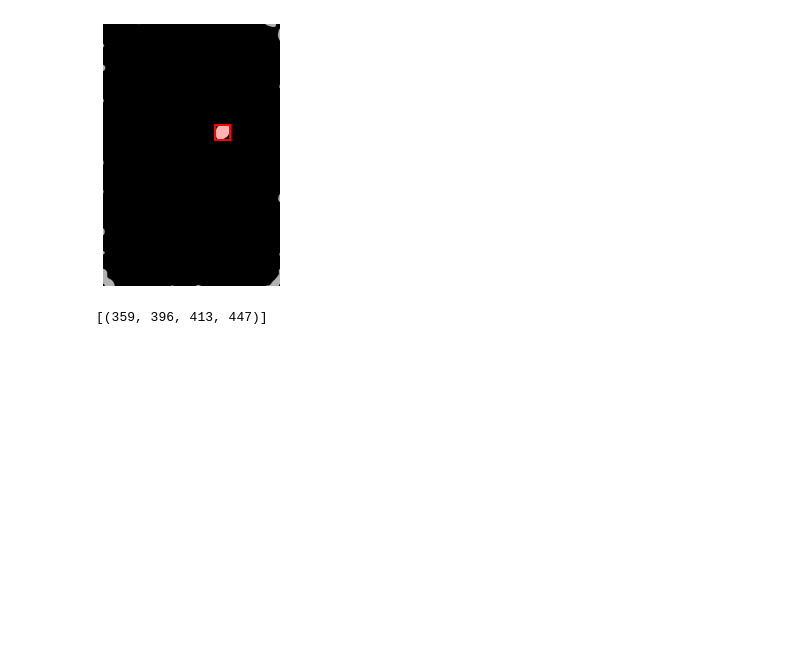
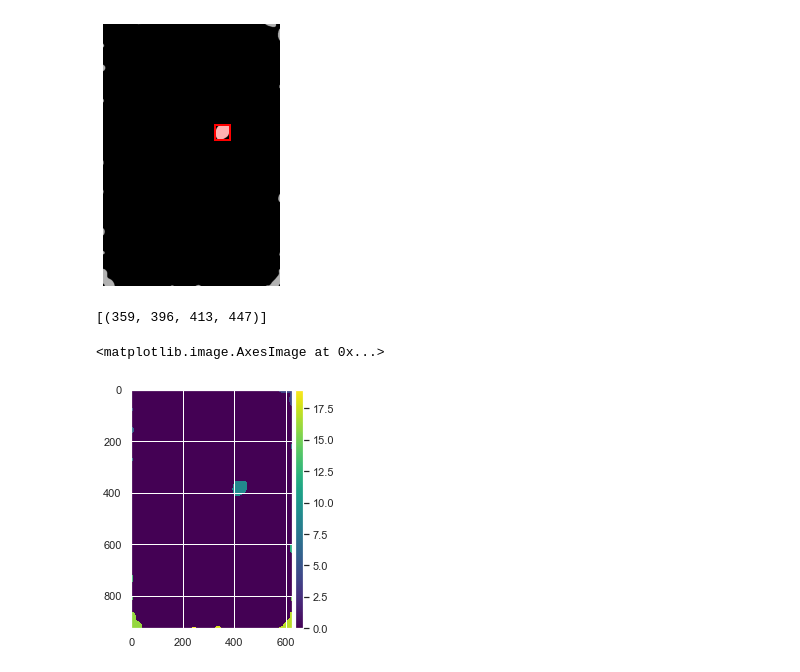
Before and after one commit to Colorado-State-University-Stasevich-Lab/frap_analysis, a Jupyter notebook: Spot_FRAP_Analyzer.ipynb, the cells around one changed output. Drawn from its saved outputs; the diff is of its cells as text; code cells hidden in the pictures; blank space fills up the shorter version.

Commit message:
Added csv settings export and start of labeling connect components

```diff
--- a/Spot_FRAP_Analyzer.ipynb
+++ b/Spot_FRAP_Analyzer.ipynb
@@ -117,3 +160,53 @@ plt.show()
 [region.bbox for region in regionprops(label_image)]
 # %% [output]
 [(359, 396, 413, 447)]
+# %%
+#https://medium.com/swlh/image-processing-with-python-connected-components-and-region-labeling-3eef1864b951
+
+'''
+square = np.array([[1,1,1],
+                   [1,1,1],
+                   [1,1,1]])
+def multi_dil(im, num, element=square):
+    for i in range(num):
+        im = dilation(im, element)
+    return im
+def multi_ero(im, num, element=square):
+    for i in range(num):
+        im = erosion(im, element)
+    return im
+multi_dilated = multi_dil(binarized, 7)
+area_closed = area_closing(multi_dilated, 50000)
+multi_eroded = multi_ero(area_closed, 7)
+opened = opening(multi_eroded)
+imshow(opened)
+
+
+label_im = label(opened)
+regions = regionprops(label_im)
+imshow(label_im)
+'''
+square = np.array([[1,1,1],
+                   [1,1,1],
+                   [1,1,1]])
+def multi_dil(im, num, element=square):
+    for i in range(num):
+        im = dilation(im, element)
+    return im
+def multi_ero(im, num, element=square):
+    for i in range(num):
+        im = erosion(im, element)
+    return im
+multi_dilated = multi_dil(binarized_arr, 10) # was 7
+area_closed = area_closing(multi_dilated, 50000)
+multi_eroded = multi_ero(area_closed, 7)
+opened = opening(multi_eroded)
+imshow(opened)
+
+
+label_im = label(opened)
+regions = regionprops(label_im)
+imshow(label_im)
+# %% [output]
+<matplotlib.image.AxesImage at 0x...>
+[figure, added]
```
Also changed, not shown: parts of 4 cells of this notebook.
